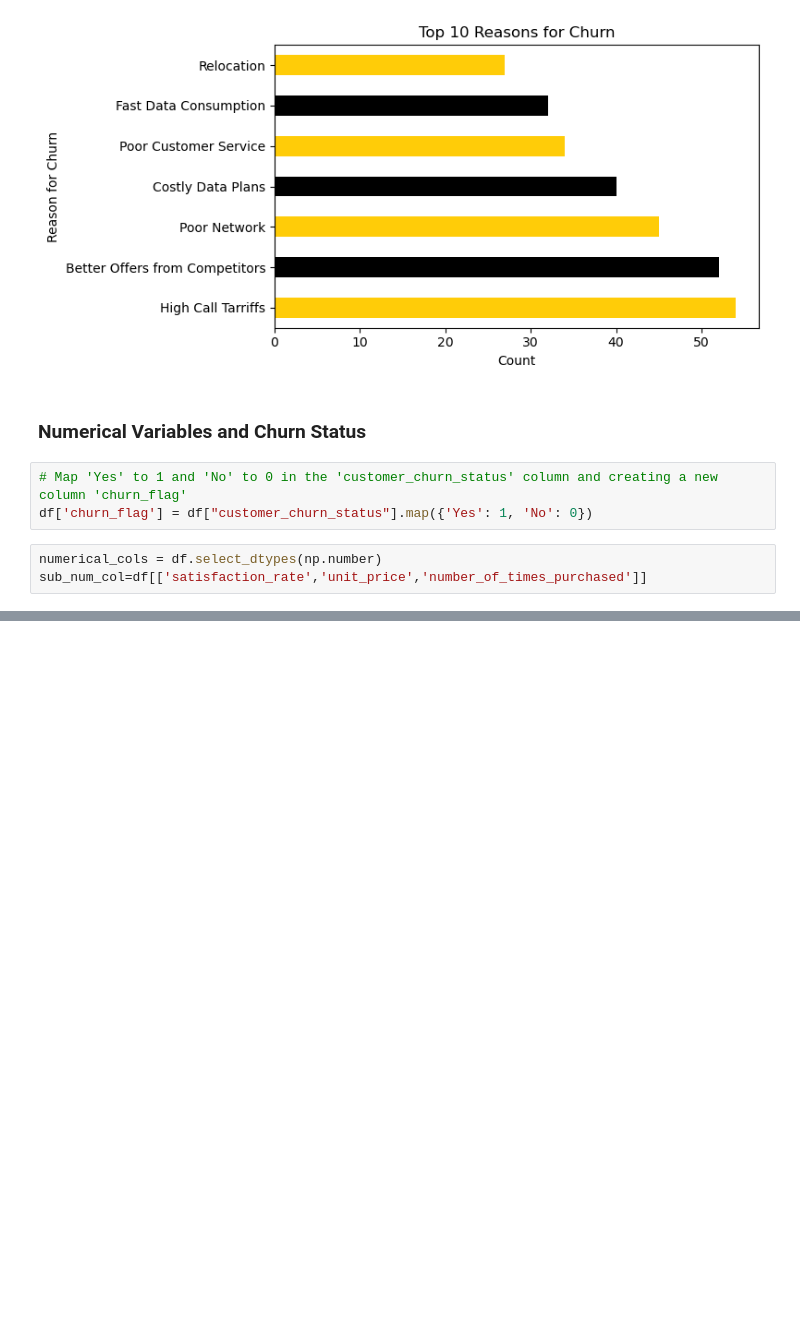
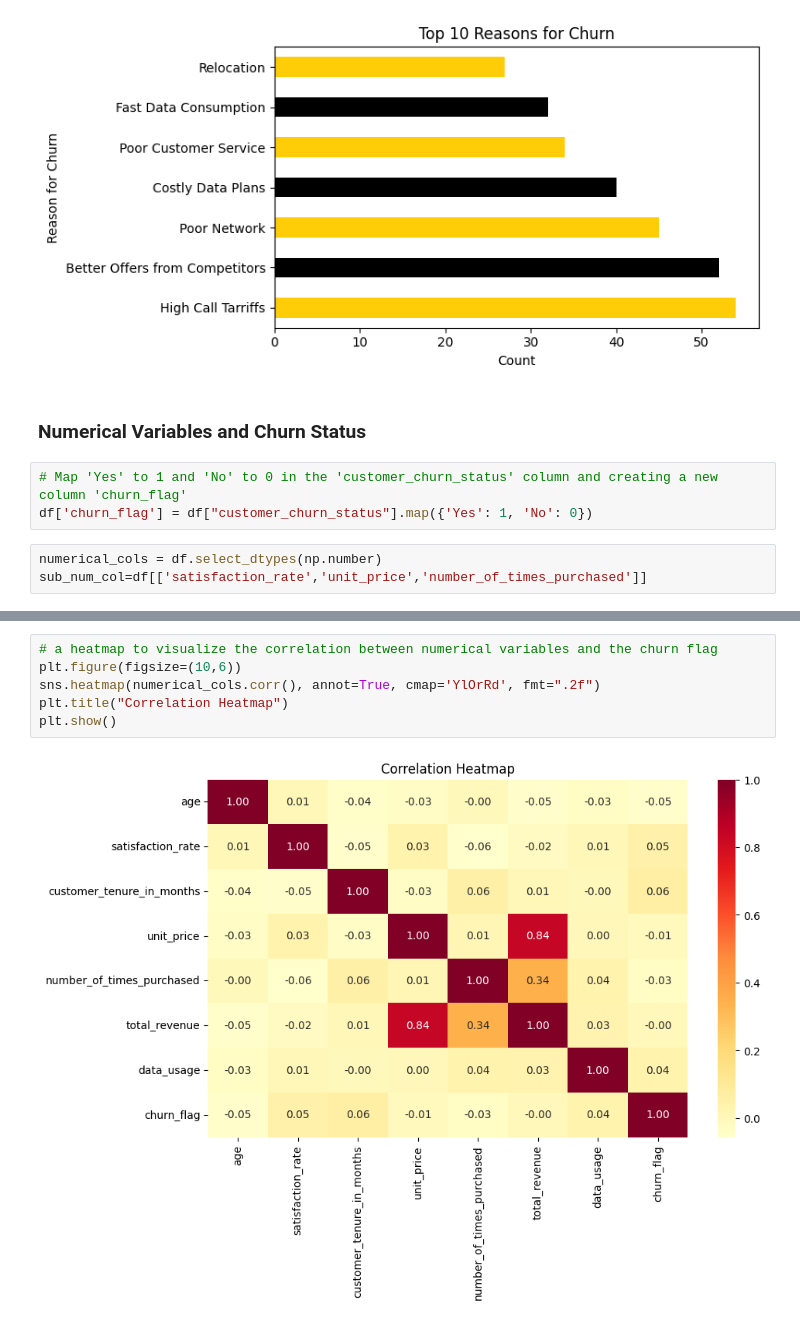
Before and after one commit to Jonc29/DATA-ANALYSIS, a Jupyter notebook: MTN Customer Churn Analysis and Prediction.ipynb, the cells around one changed output, grey strips where cells are left out. Cells and saved outputs as stored; diff of their text form; blank space fills up the shorter version.

```diff
--- a/MTN Customer Churn Analysis and Prediction.ipynb
+++ b/MTN Customer Churn Analysis and Prediction.ipynb
@@ -408,0 +551,8 @@ plt.show()
+# %%
+# a heatmap to visualize the correlation between numerical variables and the churn flag
+plt.figure(figsize=(10,6))
+sns.heatmap(numerical_cols.corr(), annot=True, cmap='YlOrRd', fmt=".2f")
+plt.title("Correlation Heatmap")
+plt.show()
+# %% [output]
+[figure, added]
```
Also changed, not shown: parts of 72 cells of this notebook.
